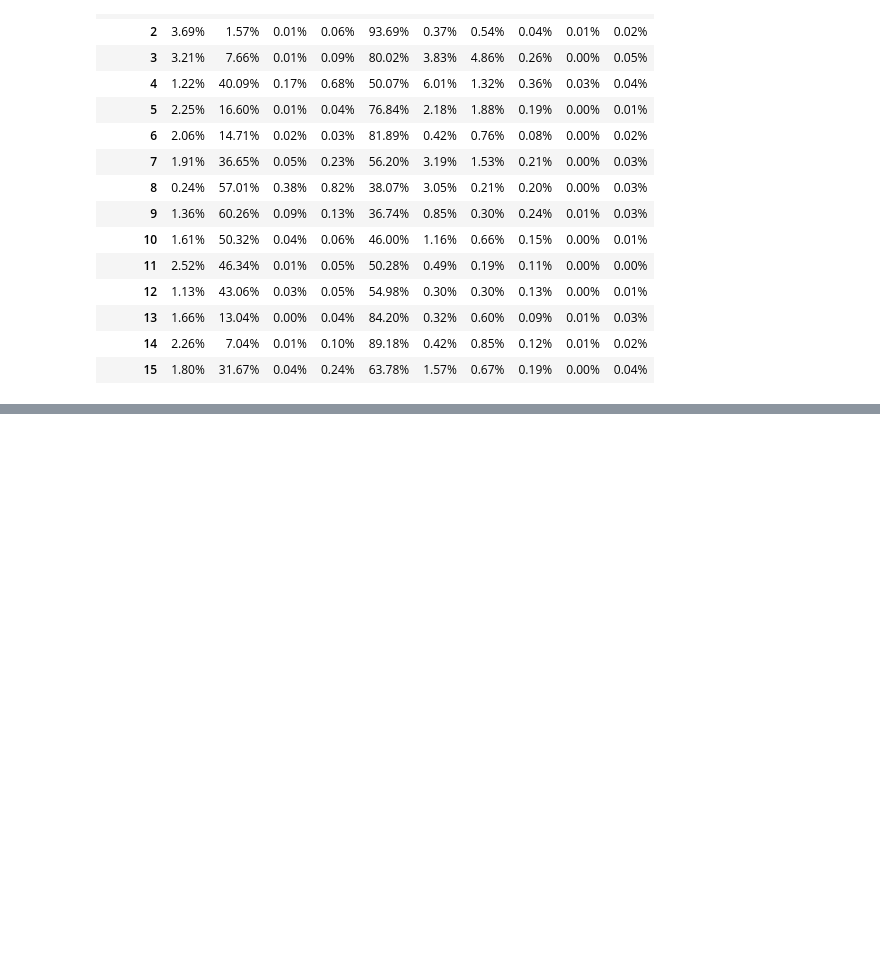
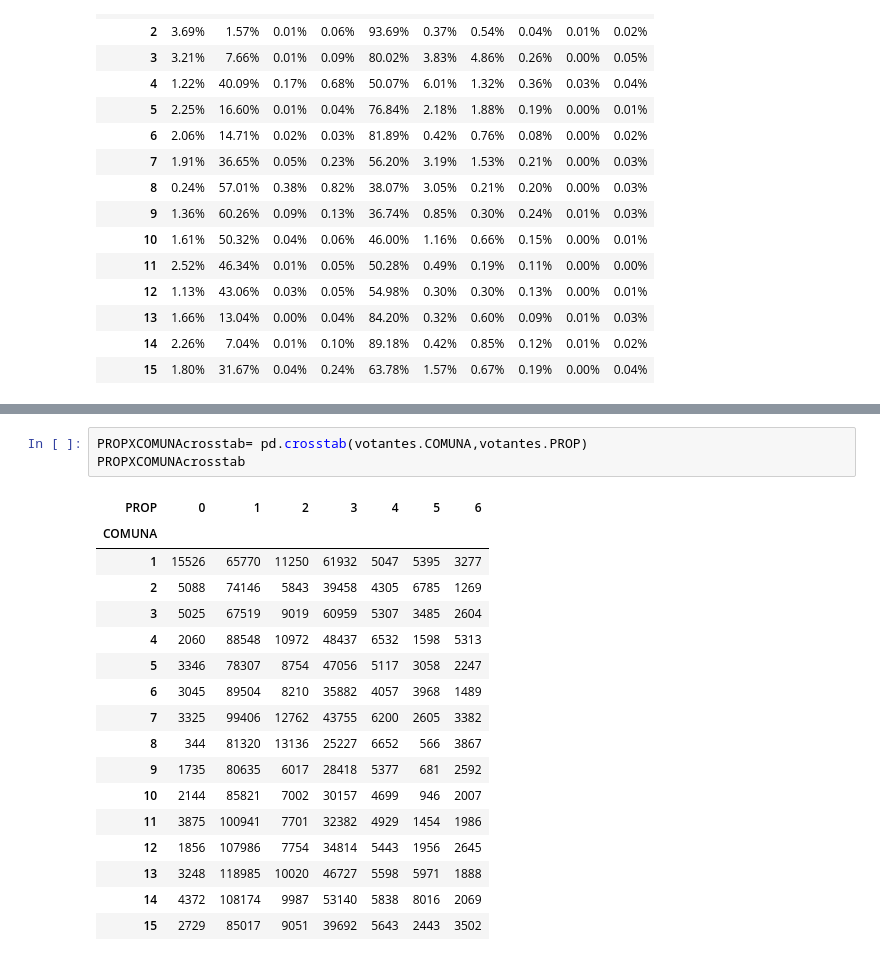
Before and after one commit to miller862/GRUPO_GANADOR, a Jupyter notebook: PRESENTACION.ipynb, the cells around one changed output, grey strips where cells are left out. Drawn from its saved outputs; the diff is of its cells as text; blank space fills up the shorter version.

```diff
--- a/PRESENTACION.ipynb
+++ b/PRESENTACION.ipynb
@@ -756,0 +1214,21 @@ formatoporcentajeV01XCOMUNAcrosstab.style.format("{:.2%}")
+# %%
+PROPXCOMUNAcrosstab= pd.crosstab(votantes.COMUNA,votantes.PROP)
+PROPXCOMUNAcrosstab
+# %% [output]
+| PROP | 0 | 1 | 2 | 3 | 4 | 5 | 6 |
+| COMUNA |  |  |  |  |  |  |  |
+| 1 | 15526 | 65770 | 11250 | 61932 | 5047 | 5395 | 3277 |
+| 2 | 5088 | 74146 | 5843 | 39458 | 4305 | 6785 | 1269 |
+| 3 | 5025 | 67519 | 9019 | 60959 | 5307 | 3485 | 2604 |
+| 4 | 2060 | 88548 | 10972 | 48437 | 6532 | 1598 | 5313 |
+| 5 | 3346 | 78307 | 8754 | 47056 | 5117 | 3058 | 2247 |
+| 6 | 3045 | 89504 | 8210 | 35882 | 4057 | 3968 | 1489 |
+| 7 | 3325 | 99406 | 12762 | 43755 | 6200 | 2605 | 3382 |
+| 8 | 344 | 81320 | 13136 | 25227 | 6652 | 566 | 3867 |
+| 9 | 1735 | 80635 | 6017 | 28418 | 5377 | 681 | 2592 |
+| 10 | 2144 | 85821 | 7002 | 30157 | 4699 | 946 | 2007 |
+| 11 | 3875 | 100941 | 7701 | 32382 | 4929 | 1454 | 1986 |
+| 12 | 1856 | 107986 | 7754 | 34814 | 5443 | 1956 | 2645 |
+| 13 | 3248 | 118985 | 10020 | 46727 | 5598 | 5971 | 1888 |
+| 14 | 4372 | 108174 | 9987 | 53140 | 5838 | 8016 | 2069 |
+| 15 | 2729 | 85017 | 9051 | 39692 | 5643 | 2443 | 3502 |
```
Also changed, not shown: parts of 57 cells of this notebook.
